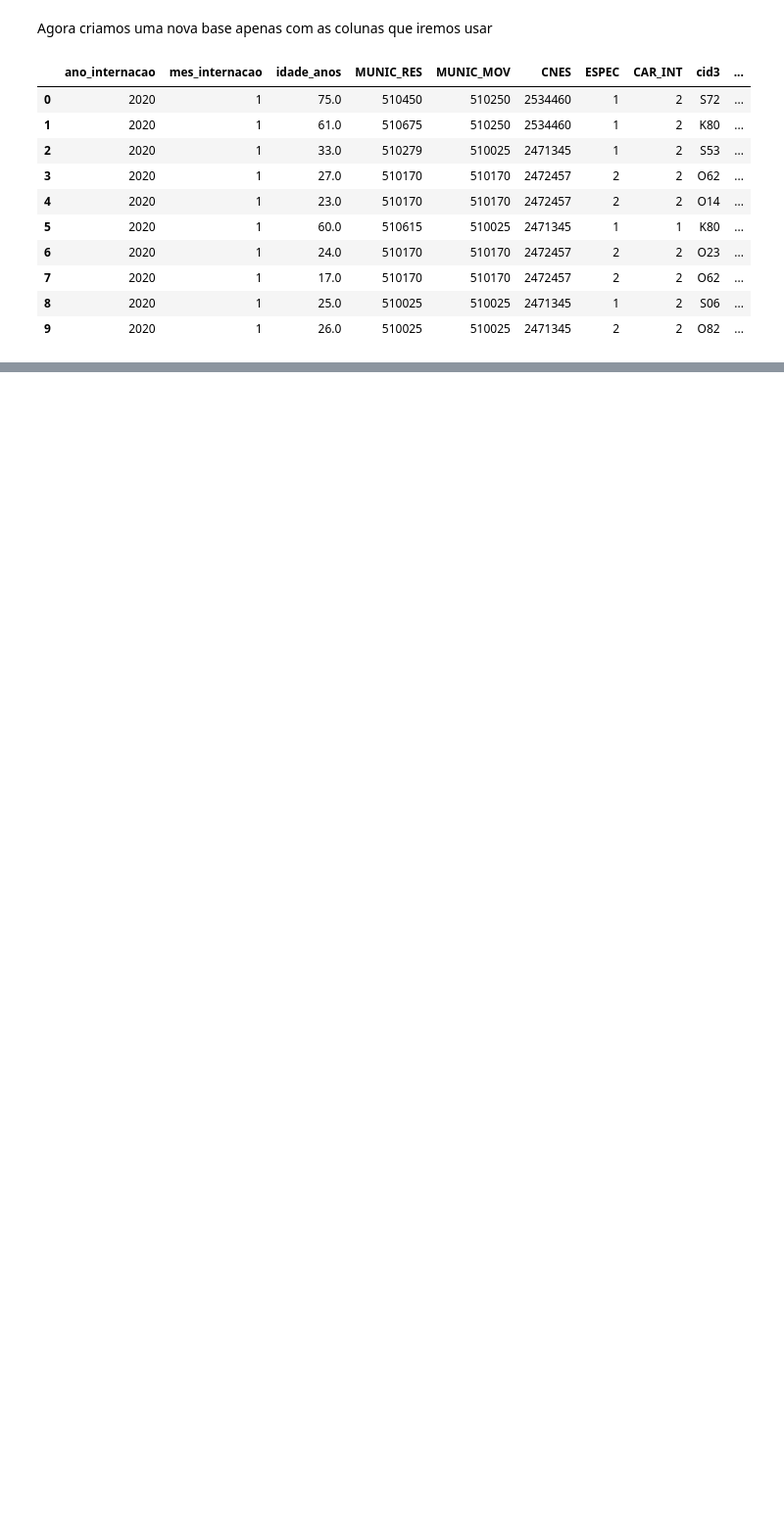
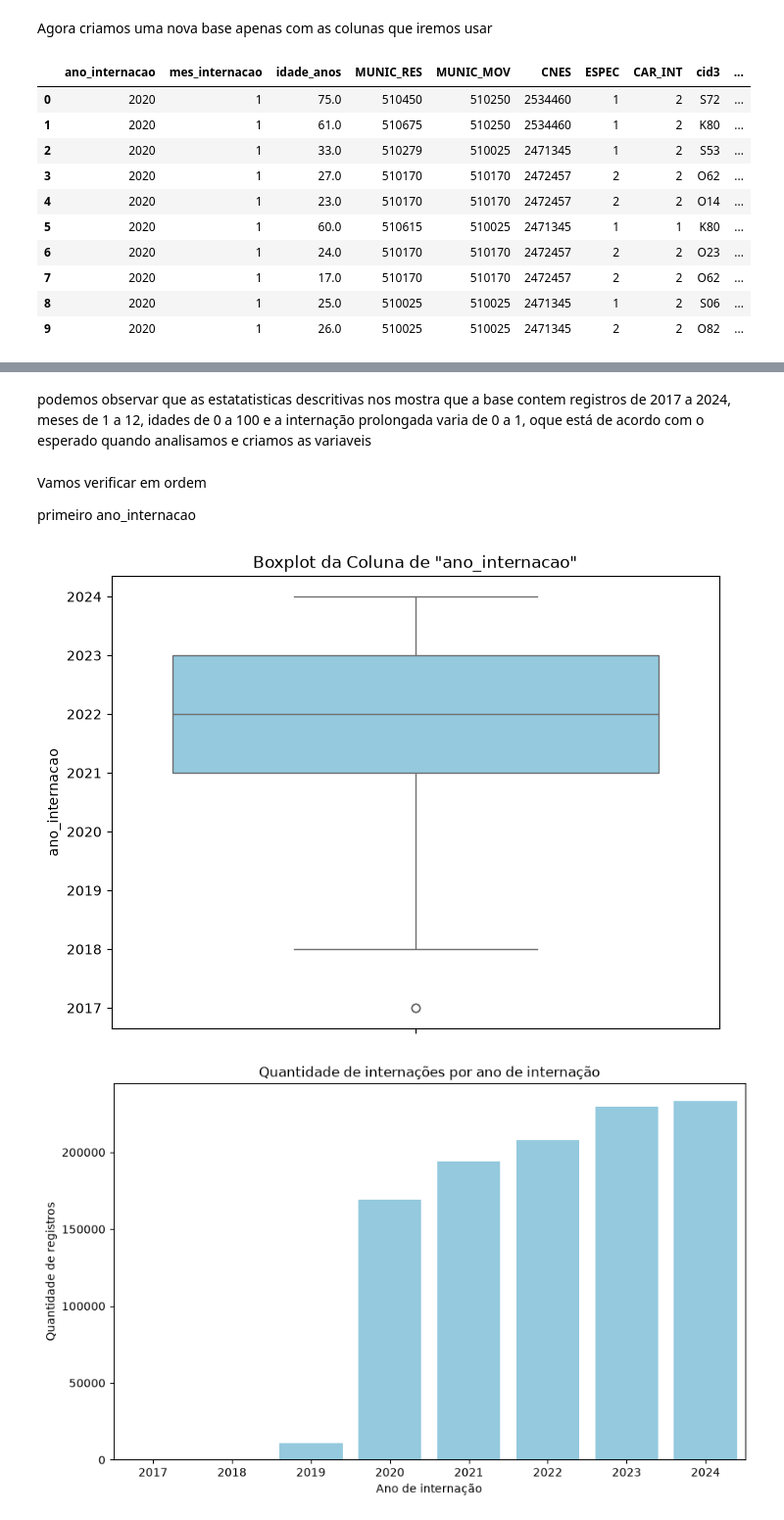
Before and after one commit to DjonathanMetelo/sih-sus-internacoes-prolongadas, a Jupyter notebook: Caderno.ipynb, the cells around one changed output, grey strips where cells are left out. Shown at 98% size. Drawn from its saved outputs; the diff is of its cells as text; code cells hidden in the pictures; blank space fills up the shorter version.

```diff
--- a/Caderno.ipynb
+++ b/Caderno.ipynb
@@ -805,7 +807,14 @@ df_projeto["cid3"] = df_projeto["DIAG_PRINC"].str[:3]
 # %% [markdown]
 Vamos usar PROC_SOLIC para criar a variavel grupo_procedimento, que representa os dois primeiros caracteres de PROC_SOLIC. com isso agrupamos procedimentos semelhantes em categorias mais amplas, utilizando a informação do procedimento solicitado sem lidar com uma quantidade escessiva de codigos individuais
 # %%
-df_projeto["grupo_procedimento"] = df_projeto["PROC_SOLIC"].str[:2]
+df_projeto["grupo_procedimento"] = (
+    df_projeto["PROC_SOLIC"]
+    .astype(str)
+    .str.strip()
+    .str.replace(r"\.0$", "", regex=True)
+    .str.zfill(10)
+    .str[:2]
+)
 # %% [markdown]
 Vamos usar as variaveis IDADE e COD_IDADE para criar a variavel idade_anos, convertendo assim a idade do paciente para uma unidade padronizada em anos. a base utiliza a variavel COD_IDADE para indicar se a idade esta registrada em dias, meses, anos ou 100 anos ou mais, por isso usamos essa função para interpretar corretamente essa unidade e transformar a idade em um formato mais adequado para analise e modelagem
 # %%
@@ -887,0 +926,22 @@ df_modelo.head(10)
+# %% [markdown]
+podemos observar que as estatatisticas descritivas nos mostra que a base contem registros de 2017 a 2024, meses de 1 a 12, idades de 0 a 100 e a internação prolongada varia de 0 a 1, oque está de acordo com o esperado quando analisamos e criamos as variaveis
+# %% [markdown]
+Vamos verificar em ordem
+
+primeiro ano_internacao
+# %%
+plt.figure(figsize=(8, 6))
+sns.boxplot(data=df_modelo, y='ano_internacao', color='skyblue')
+plt.title('Boxplot da Coluna de "ano_internacao"')
+plt.ylabel('ano_internacao')
+
+plt.figure(figsize=(10, 6))
+sns.countplot(data=df_modelo, x="ano_internacao", color='skyblue')
+plt.title("Quantidade de internações por ano de internação")
+plt.xlabel("Ano de internação")
+plt.ylabel("Quantidade de registros")
+
+plt.show()
+# %% [output]
+[figure, added]
+[figure, added]
```
Also changed, not shown: parts of 74 cells of this notebook.
